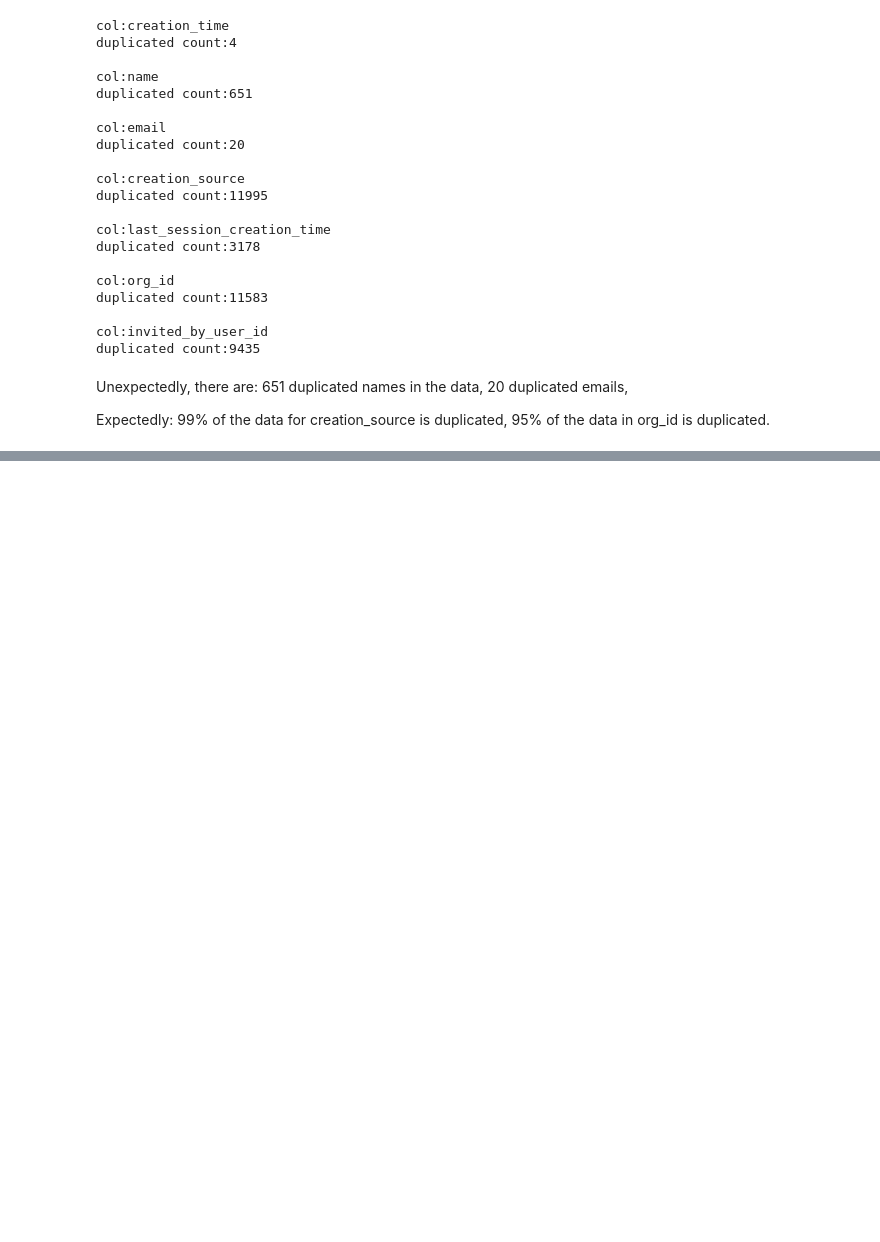
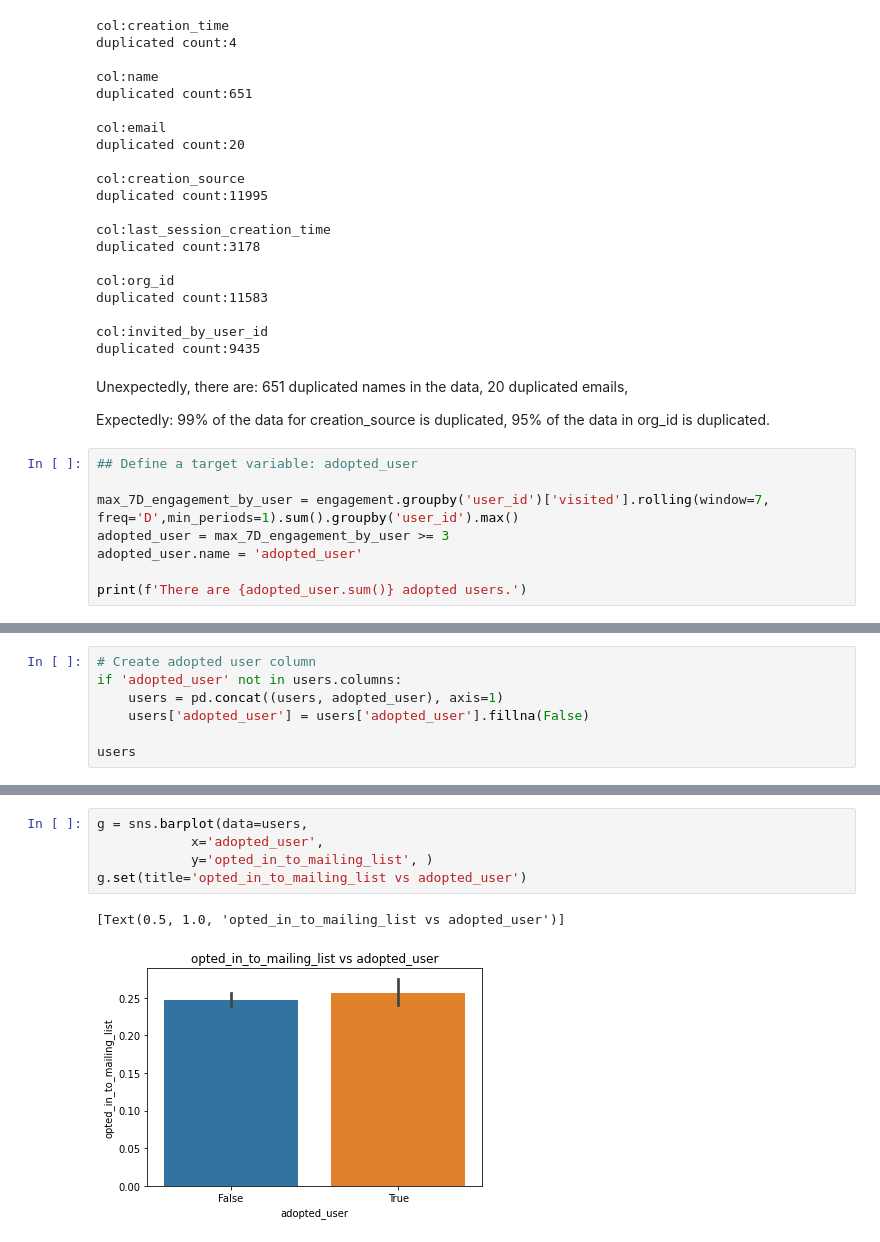
Before and after one commit to allen44/relax-challenge, a Jupyter notebook: relax-challenge-analysis.ipynb, the cells around one changed output, grey strips where cells are left out. Cells and saved outputs as stored; diff of their text form; blank space fills up the shorter version.

Commit message:
Create and analyze target variable

```diff
--- a/relax-challenge-analysis.ipynb
+++ b/relax-challenge-analysis.ipynb
@@ -265,3 +249,11 @@ Unexpectedly, there are:
 Expectedly:
 99% of the data for creation_source is duplicated,
 95% of the data in org_id is duplicated.
+# %%
+## Define a target variable: adopted_user
+
+max_7D_engagement_by_user = engagement.groupby('user_id')['visited'].rolling(window=7, freq='D',min_periods=1).sum().groupby('user_id').max()
+adopted_user = max_7D_engagement_by_user >= 3
+adopted_user.name = 'adopted_user'
+
+print(f'There are {adopted_user.sum()} adopted users.')
@@ -267,0 +278,7 @@ Expectedly:
+# %%
+# Create adopted user column
+if 'adopted_user' not in users.columns:
+    users = pd.concat((users, adopted_user), axis=1)
+    users['adopted_user'] = users['adopted_user'].fillna(False)
+
+users
@@ -267,0 +327,8 @@ Expectedly:
+# %%
+g = sns.barplot(data=users,
+            x='adopted_user',
+            y='opted_in_to_mailing_list', )
+g.set(title='opted_in_to_mailing_list vs adopted_user')
+# %% [output]
+[Text(0.5, 1.0, 'opted_in_to_mailing_list vs adopted_user')]
+[figure, added]
```
Also changed, not shown: parts of 13 cells of this notebook.
